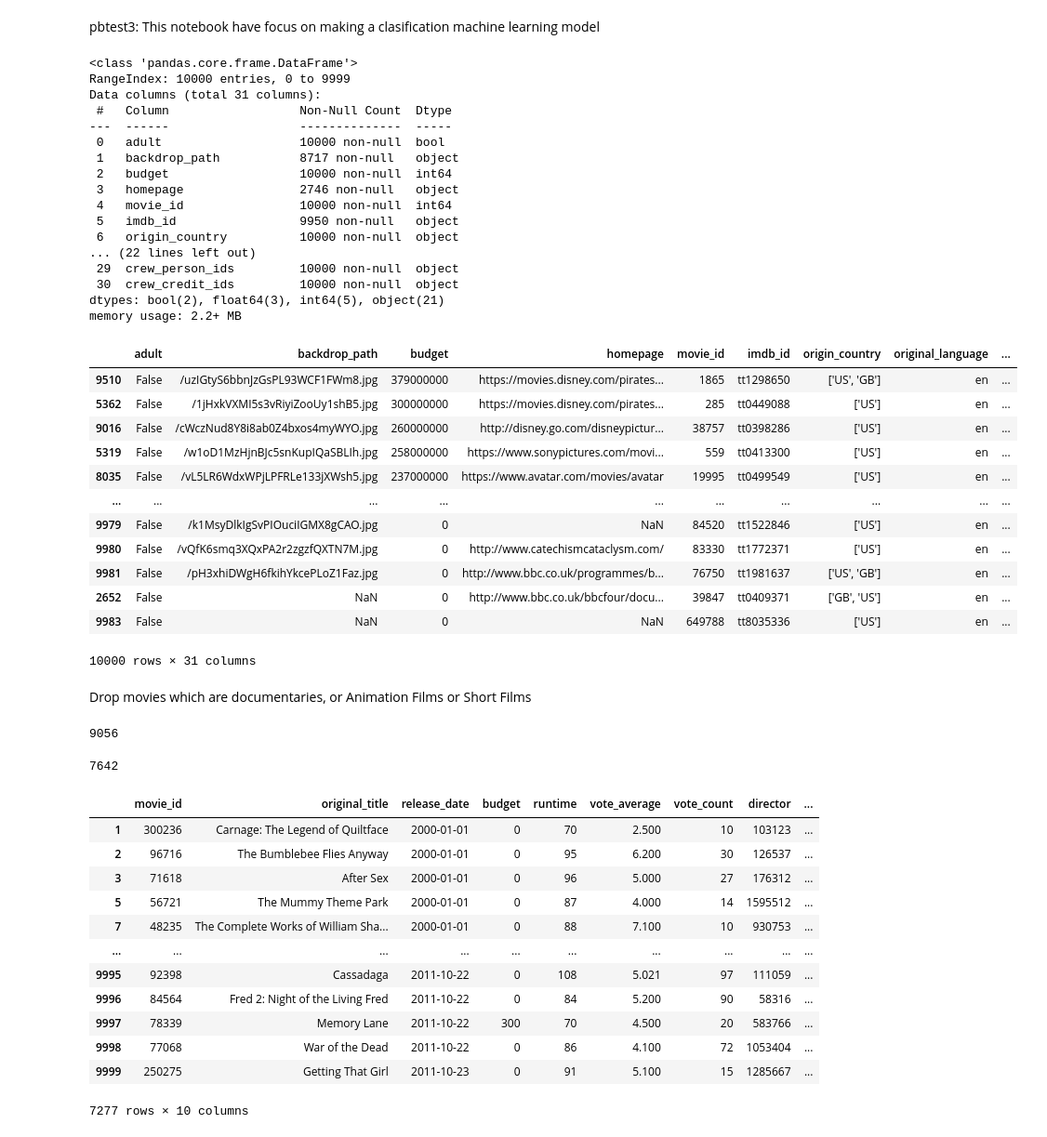
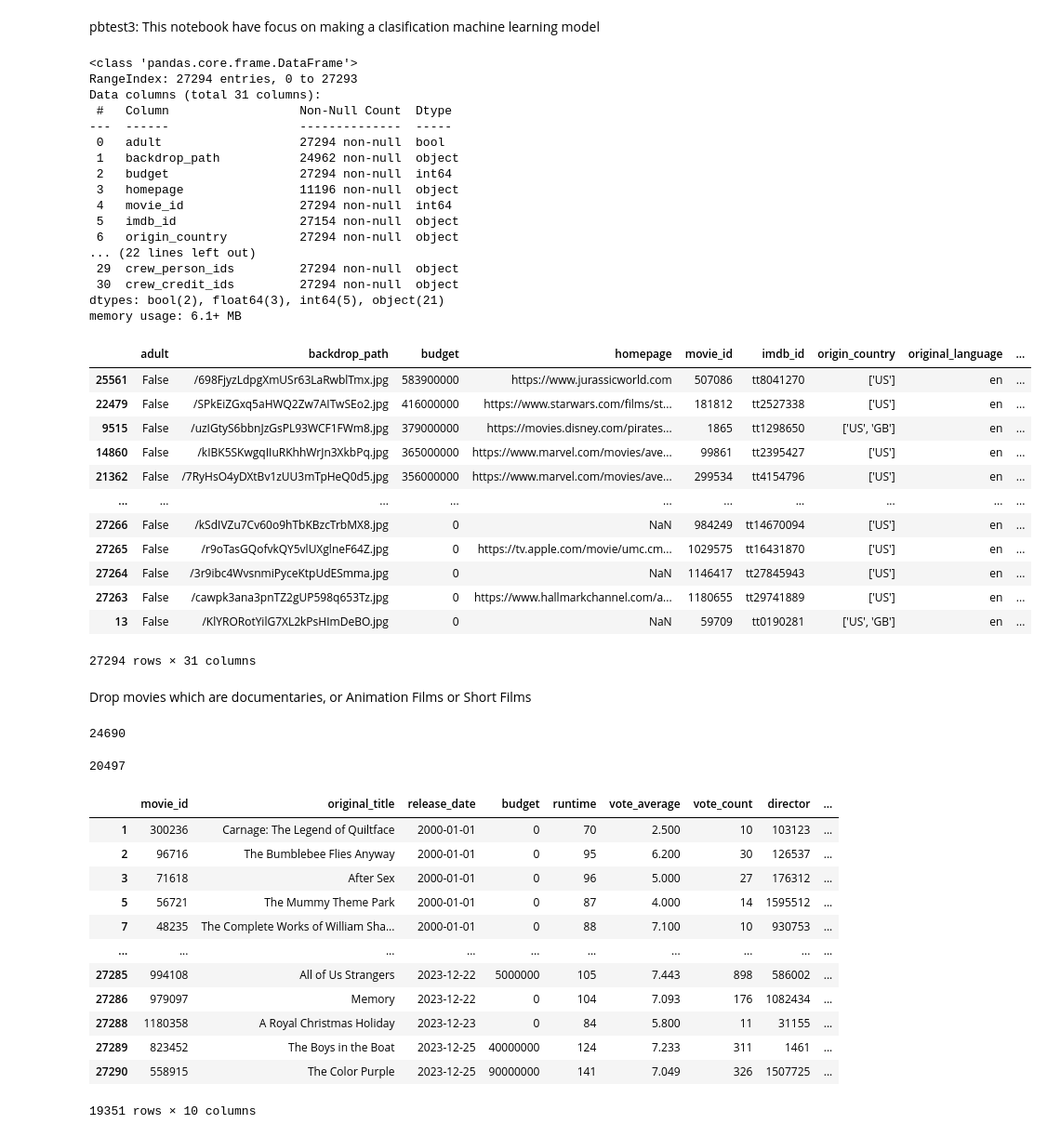
Before and after one commit to pbollhorn/bi-group-5-and-9, a Jupyter notebook: exam_project/pbtest3.ipynb, the cells around one changed output. Shown at 93% size. Cells and saved outputs as stored; diff of their text form; code cells hidden in the pictures.

Commit message:
Finally collected persons.csv and movies.csv with person_id=1799632 (Steven M. Greer) deleted

```diff
--- a/exam_project/pbtest3.ipynb
+++ b/exam_project/pbtest3.ipynb
@@ -11,42 +11,42 @@ from inflation import read_cpi_by_year, convert_usd
 # %%
 cpi_by_year = read_cpi_by_year("inflation_data/cpiai.csv")
 # %%
-df_movies = generic_reader.read_csv_file_to_data_frame("../movie_data/movies_min_10_votes_first_10000.csv")
+df_movies = generic_reader.read_csv_file_to_data_frame("../movie_data/movies.csv")
 df_movies['genre_ids'] = df_movies['genre_ids'].apply(ast.literal_eval) # Turn genre_ids into actual Python list
 df_movies['director_person_ids'] = df_movies['director_person_ids'].apply(ast.literal_eval) # Turn director_person_ids into actual Python list
 df_movies.info()
 df_movies.sort_values(by="budget", ascending=False)
 # %% [output]
 <class 'pandas.core.frame.DataFrame'>
-RangeIndex: 10000 entries, 0 to 9999
+RangeIndex: 27294 entries, 0 to 27293
 Data columns (total 31 columns):
  #   Column                  Non-Null Count  Dtype
 ---  ------                  --------------  -----
- 0   adult                   10000 non-null  bool
- 1   backdrop_path           8717 non-null   object
- 2   budget                  10000 non-null  int64
- 3   homepage                2746 non-null   object
- 4   movie_id                10000 non-null  int64
- 5   imdb_id                 9950 non-null   object
- 6   origin_country          10000 non-null  object
+ 0   adult                   27294 non-null  bool
+ 1   backdrop_path           24962 non-null  object
+ 2   budget                  27294 non-null  int64
+ 3   homepage                11196 non-null  object
+ 4   movie_id                27294 non-null  int64
+ 5   imdb_id                 27154 non-null  object
+ 6   origin_country          27294 non-null  object
 ... (22 lines left out)
- 29  crew_person_ids         10000 non-null  object
- 30  crew_credit_ids         10000 non-null  object
+ 29  crew_person_ids         27294 non-null  object
+ 30  crew_credit_ids         27294 non-null  object
 dtypes: bool(2), float64(3), int64(5), object(21)
-memory usage: 2.2+ MB
+memory usage: 6.1+ MB
 |  | adult | backdrop_path | budget | homepage | movie_id | imdb_id | origin_country | original_language | ... |
-| 9510 | False | /uzIGtyS6bbnJzGsPL93WCF1FWm8.jpg | 379000000 | https://movies.disney.com/pirates... | 1865 | tt1298650 | ['US', 'GB'] | en | ... |
-| 5362 | False | /1jHxkVXMI5s3vRiyiZooUy1shB5.jpg | 300000000 | https://movies.disney.com/pirates... | 285 | tt0449088 | ['US'] | en | ... |
-| 9016 | False | /cWczNud8Y8i8ab0Z4bxos4myWYO.jpg | 260000000 | http://disney.go.com/disneypictur... | 38757 | tt0398286 | ['US'] | en | ... |
-| 5319 | False | /w1oD1MzHjnBJc5snKupIQaSBLIh.jpg | 258000000 | https://www.sonypictures.com/movi... | 559 | tt0413300 | ['US'] | en | ... |
-| 8035 | False | /vL5LR6WdxWPjLPFRLe133jXWsh5.jpg | 237000000 | https://www.avatar.com/movies/avatar | 19995 | tt0499549 | ['US'] | en | ... |
+| 25561 | False | /698FjyzLdpgXmUSr63LaRwblTmx.jpg | 583900000 | https://www.jurassicworld.com | 507086 | tt8041270 | ['US'] | en | ... |
+| 22479 | False | /SPkEiZGxq5aHWQ2Zw7AITwSEo2.jpg | 416000000 | https://www.starwars.com/films/st... | 181812 | tt2527338 | ['US'] | en | ... |
+| 9515 | False | /uzIGtyS6bbnJzGsPL93WCF1FWm8.jpg | 379000000 | https://movies.disney.com/pirates... | 1865 | tt1298650 | ['US', 'GB'] | en | ... |
+| 14860 | False | /kIBK5SKwgqIIuRKhhWrJn3XkbPq.jpg | 365000000 | https://www.marvel.com/movies/ave... | 99861 | tt2395427 | ['US'] | en | ... |
+| 21362 | False | /7RyHsO4yDXtBv1zUU3mTpHeQ0d5.jpg | 356000000 | https://www.marvel.com/movies/ave... | 299534 | tt4154796 | ['US'] | en | ... |
 | ... | ... | ... | ... | ... | ... | ... | ... | ... | ... |
-| 9979 | False | /k1MsyDlkIgSvPIOuciIGMX8gCAO.jpg | 0 | NaN | 84520 | tt1522846 | ['US'] | en | ... |
-| 9980 | False | /vQfK6smq3XQxPA2r2zgzfQXTN7M.jpg | 0 | http://www.catechismcataclysm.com/ | 83330 | tt1772371 | ['US'] | en | ... |
-| 9981 | False | /pH3xhiDWgH6fkihYkcePLoZ1Faz.jpg | 0 | http://www.bbc.co.uk/programmes/b... | 76750 | tt1981637 | ['US', 'GB'] | en | ... |
-| 2652 | False | NaN | 0 | http://www.bbc.co.uk/bbcfour/docu... | 39847 | tt0409371 | ['GB', 'US'] | en | ... |
-| 9983 | False | NaN | 0 | NaN | 649788 | tt8035336 | ['US'] | en | ... |
+| 27266 | False | /kSdIVZu7Cv60o9hTbKBzcTrbMX8.jpg | 0 | NaN | 984249 | tt14670094 | ['US'] | en | ... |
+| 27265 | False | /r9oTasGQofvkQY5vlUXglneF64Z.jpg | 0 | https://tv.apple.com/movie/umc.cm... | 1029575 | tt16431870 | ['US'] | en | ... |
+| 27264 | False | /3r9ibc4WvsnmiPyceKtpUdESmma.jpg | 0 | NaN | 1146417 | tt27845943 | ['US'] | en | ... |
+| 27263 | False | /cawpk3ana3pnTZ2gUP598q653Tz.jpg | 0 | https://www.hallmarkchannel.com/a... | 1180655 | tt29741889 | ['US'] | en | ... |
+| 13 | False | /KlYRORotYilG7XL2kPsHImDeBO.jpg | 0 | NaN | 59709 | tt0190281 | ['US', 'GB'] | en | ... |
-10000 rows × 31 columns
+27294 rows × 31 columns
 # %% [markdown]
 Drop movies which are documentaries, or Animation Films or Short Films
 # %%
@@ -55,8 +55,8 @@ print(len(df_movies))
 df_movies = df_movies[~df_movies['genre_ids'].apply(lambda genre_id: 16 in genre_id or 99 in genre_id)]
 len(df_movies)
 # %% [output]
-9056
+24690
-7642
+20497
 # %%
 # Drop all movies which does not have excatly one director
 df_movies = df_movies[df_movies['director_person_ids'].apply(lambda x: len(x) == 1)]
@@ -73,12 +73,12 @@ df_movies
 | 5 | 56721 | The Mummy Theme Park | 2000-01-01 | 0 | 87 | 4.000 | 14 | 1595512 | ... |
 | 7 | 48235 | The Complete Works of William Sha... | 2000-01-01 | 0 | 88 | 7.100 | 10 | 930753 | ... |
 | ... | ... | ... | ... | ... | ... | ... | ... | ... | ... |
-| 9995 | 92398 | Cassadaga | 2011-10-22 | 0 | 108 | 5.021 | 97 | 111059 | ... |
-| 9996 | 84564 | Fred 2: Night of the Living Fred | 2011-10-22 | 0 | 84 | 5.200 | 90 | 58316 | ... |
-| 9997 | 78339 | Memory Lane | 2011-10-22 | 300 | 70 | 4.500 | 20 | 583766 | ... |
-| 9998 | 77068 | War of the Dead | 2011-10-22 | 0 | 86 | 4.100 | 72 | 1053404 | ... |
-| 9999 | 250275 | Getting That Girl | 2011-10-23 | 0 | 91 | 5.100 | 15 | 1285667 | ... |
+| 27285 | 994108 | All of Us Strangers | 2023-12-22 | 5000000 | 105 | 7.443 | 898 | 586002 | ... |
+| 27286 | 979097 | Memory | 2023-12-22 | 0 | 104 | 7.093 | 176 | 1082434 | ... |
+| 27288 | 1180358 | A Royal Christmas Holiday | 2023-12-23 | 0 | 84 | 5.800 | 11 | 31155 | ... |
+| 27289 | 823452 | The Boys in the Boat | 2023-12-25 | 40000000 | 124 | 7.233 | 311 | 1461 | ... |
+| 27290 | 558915 | The Color Purple | 2023-12-25 | 90000000 | 141 | 7.049 | 326 | 1507725 | ... |
-7277 rows × 10 columns
+19351 rows × 10 columns
 # %%
 df_movies.info()
 # %% [output]
```
Also changed, not shown: parts of 6 cells of this notebook, 1 other file.
